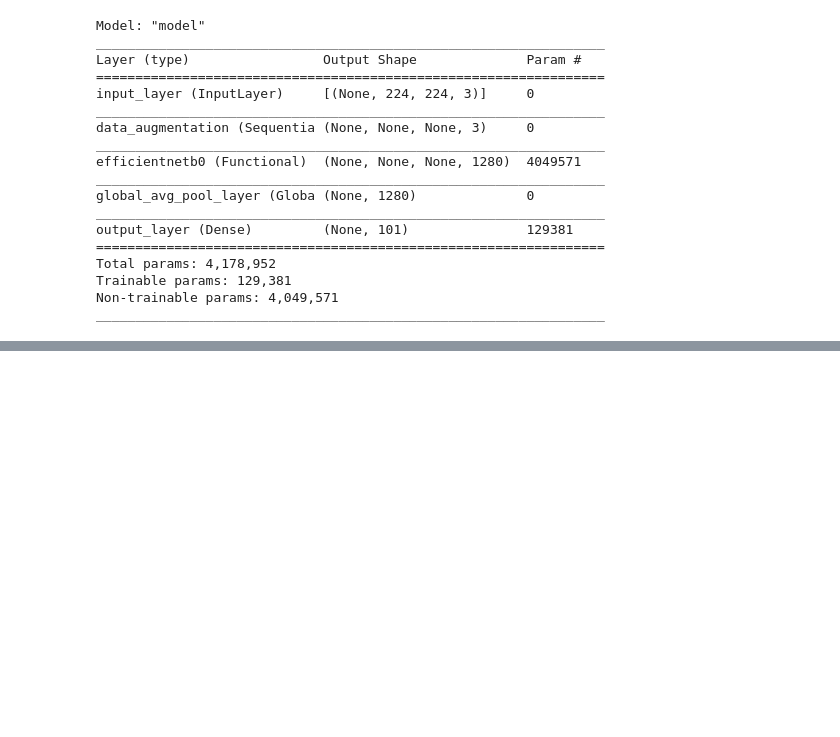
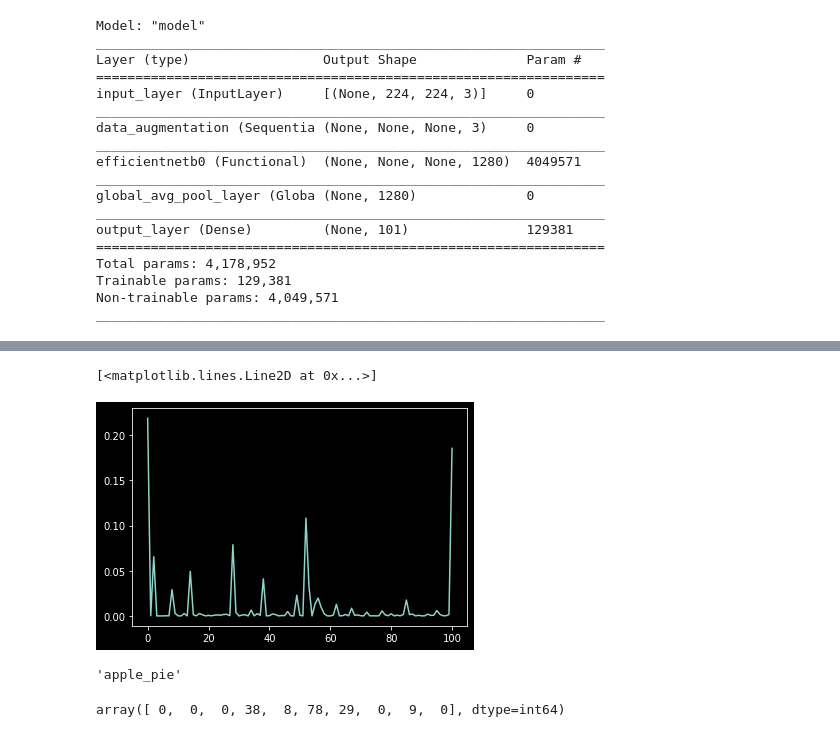
Before and after one commit to gvtsch/Udemy_TensorFlow_Certificate, a Jupyter notebook: 06_transfer_learning_with_TensorFlow_part_3_scaling_up.ipynb, the cells around one changed output, grey strips where cells are left out. Cells and saved outputs as stored; diff of their text form; code cells hidden in the pictures; blank space fills up the shorter version.

```diff
--- a/06_transfer_learning_with_TensorFlow_part_3_scaling_up.ipynb
+++ b/06_transfer_learning_with_TensorFlow_part_3_scaling_up.ipynb
@@ -224,0 +325,3 @@ plot_loss_curves(history_all_classes_10_percent)
+# %%
+# Load and evaluate saved model
+loaded_model = tf.keras.models.load_model("101_food_classes_10_percent/saved_trained_model/")
@@ -224,0 +364,3 @@ plot_loss_curves(history_all_classes_10_percent)
+# %%
+# Make predictions with model
+preds_probs = loaded_model.predict(test_data, verbose=1) # set verborsity to see how long is left
@@ -224,0 +446,18 @@ plot_loss_curves(history_all_classes_10_percent)
+# %%
+# Visualize the probabilities
+matplotlib.pyplot.plot(preds_probs[0])
+# %% [output]
+[<matplotlib.lines.Line2D at 0x...>]
+[figure, added]
+# %%
+test_data.class_names[tf.argmax(preds_probs[0])]
+# %% [output]
+'apple_pie'
+# %%
+# Get the pred classes of each label
+pred_classes = preds_probs.argmax(axis=1)
+
+# How do they look?
+pred_classes[:10]
+# %% [output]
+array([ 0,  0,  0, 38,  8, 78, 29,  0,  9,  0], dtype=int64)
```
Also changed, not shown: parts of 31 cells of this notebook, 7 other files.
